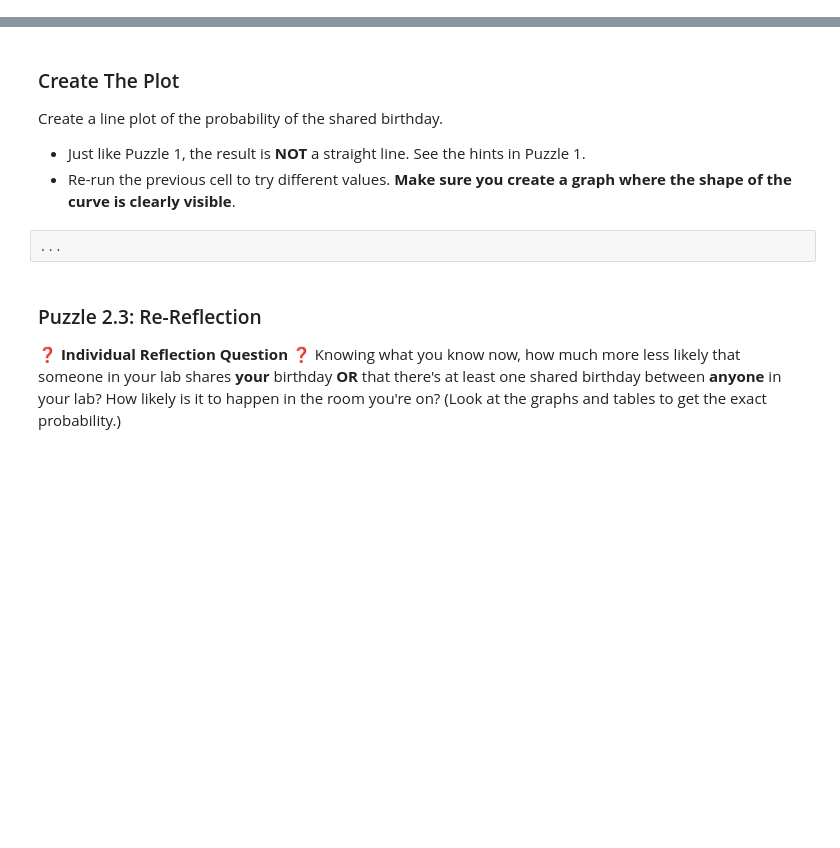
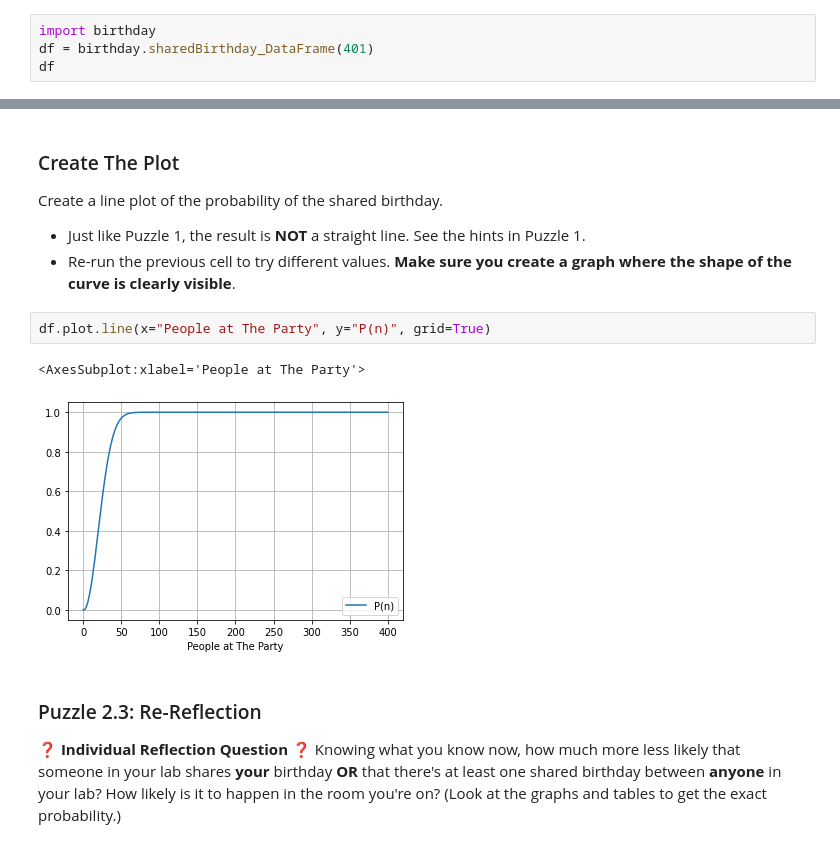
Before and after one commit to rgu6/Rachael-Gu, a Jupyter notebook: lab_birthday/lab_birthday.ipynb, the cells around one changed output, grey strips where cells are left out. Cells and saved outputs as stored; diff of their text form; blank space fills up the shorter version.

```diff
--- a/lab_birthday/lab_birthday.ipynb
+++ b/lab_birthday/lab_birthday.ipynb
@@ -276,0 +315,4 @@ df
+# %%
+import birthday
+df = birthday.sharedBirthday_DataFrame(401)
+df
@@ -281,8 +337,11 @@ Create a line plot of the probability of the shared birthday.
 
 - Just like Puzzle 1, the result is **NOT** a straight line.  See the hints in Puzzle 1.
 - Re-run the previous cell to try different values.  **Make sure you create a graph where the shape of the curve is clearly visible**.
-# %%
-...
+# %%
+df.plot.line(x="People at The Party", y="P(n)", grid=True)
+# %% [output]
+<AxesSubplot:xlabel='People at The Party'>
+[figure, added]
 # %% [markdown]
 ### Puzzle 2.3: Re-Reflection
 
```
Also changed, not shown: parts of 44 cells of this notebook.
